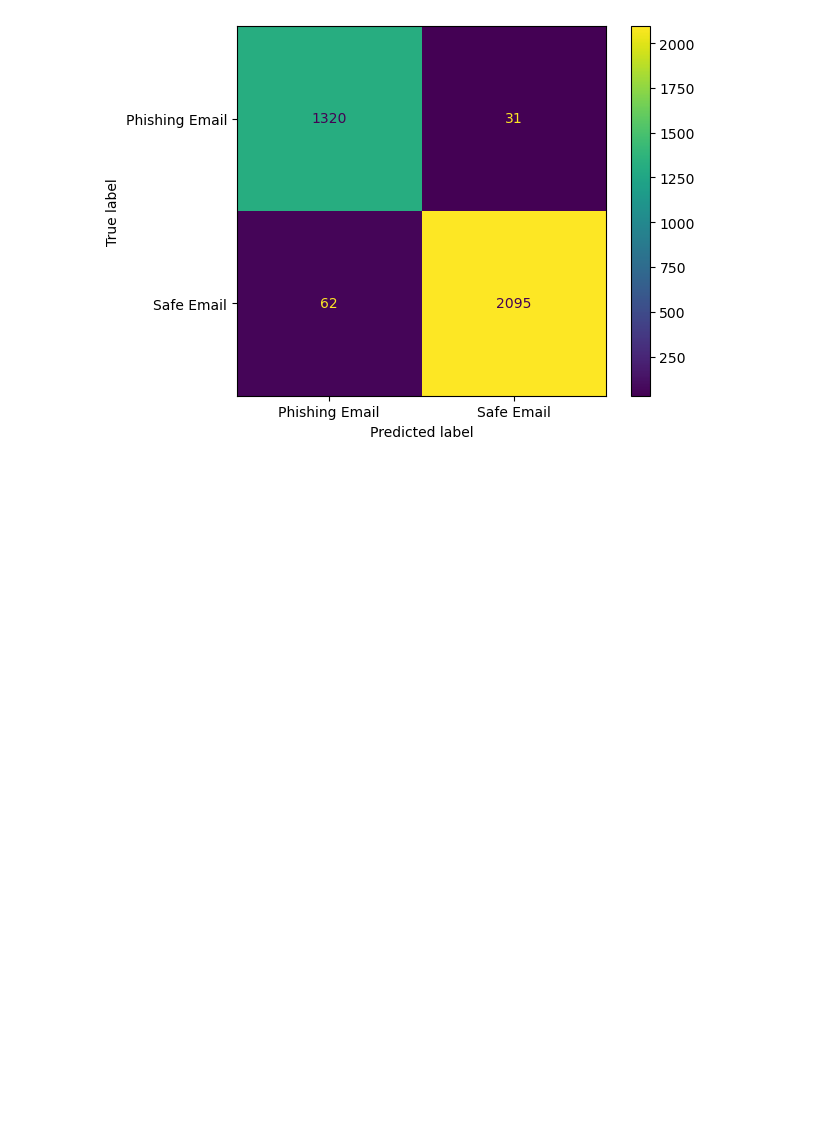
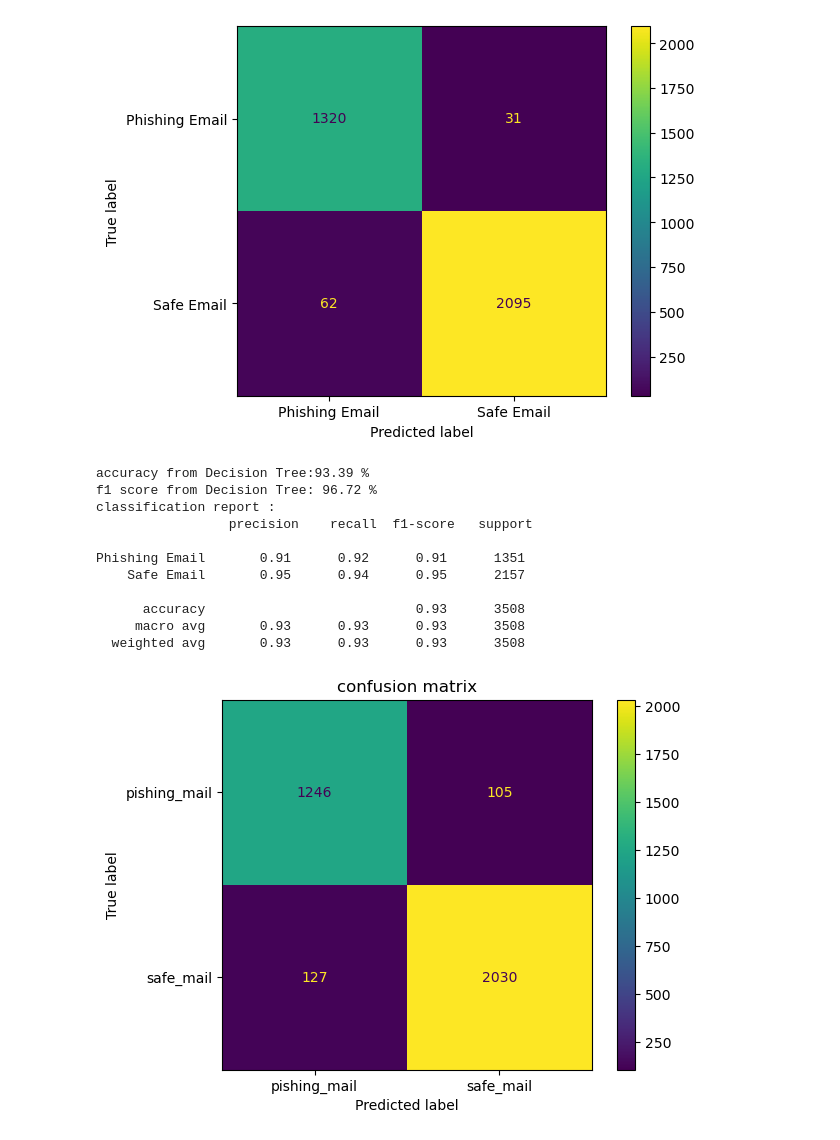
Before and after one commit to Hiroshan01/AI-Powered-Phishing-Email-Detection-, a Jupyter notebook: AIModel/phishingEmail.ipynb, the cells around one changed output. Drawn from its saved outputs; the diff is of its cells as text; code cells hidden in the pictures; blank space fills up the shorter version.

Commit message:
Apply DecisionTree

```diff
--- a/AIModel/phishingEmail.ipynb
+++ b/AIModel/phishingEmail.ipynb
@@ -317,3 +317,33 @@ classification report :
    macro avg       0.97      0.97      0.97      3508
 weighted avg       0.97      0.97      0.97      3508
 [figure]
+# %%
+dtr = DecisionTreeClassifier() #passing object
+dtr.fit(x_train,y_train)
+
+#prediction
+pred_dtr = dtr.predict(x_test)
+
+#performance
+print(f"accuracy from Decision Tree:{accuracy_score(y_test,pred_dtr)*100:.2f} %")
+print(f"f1 score from Decision Tree: {f1_score(y_test, pred_nav, pos_label='Phishing Email') * 100:.2f} %")
+print("classification report : \n",classification_report(y_test,pred_dtr))
+
+#confusion matrix
+clf_dtr = confusion_matrix(y_test,pred_dtr)
+cx_ = ConfusionMatrixDisplay(clf_dtr,display_labels=['pishing_mail','safe_mail']).plot()
+plt.title("confusion matrix")
+plt.show()
+# %% [output]
+accuracy from Decision Tree:93.39 %
+f1 score from Decision Tree: 96.72 %
+classification report :
+                 precision    recall  f1-score   support
+
+Phishing Email       0.91      0.92      0.91      1351
+    Safe Email       0.95      0.94      0.95      2157
+
+      accuracy                           0.93      3508
+     macro avg       0.93      0.93      0.93      3508
+  weighted avg       0.93      0.93      0.93      3508
+[figure, added]
```
